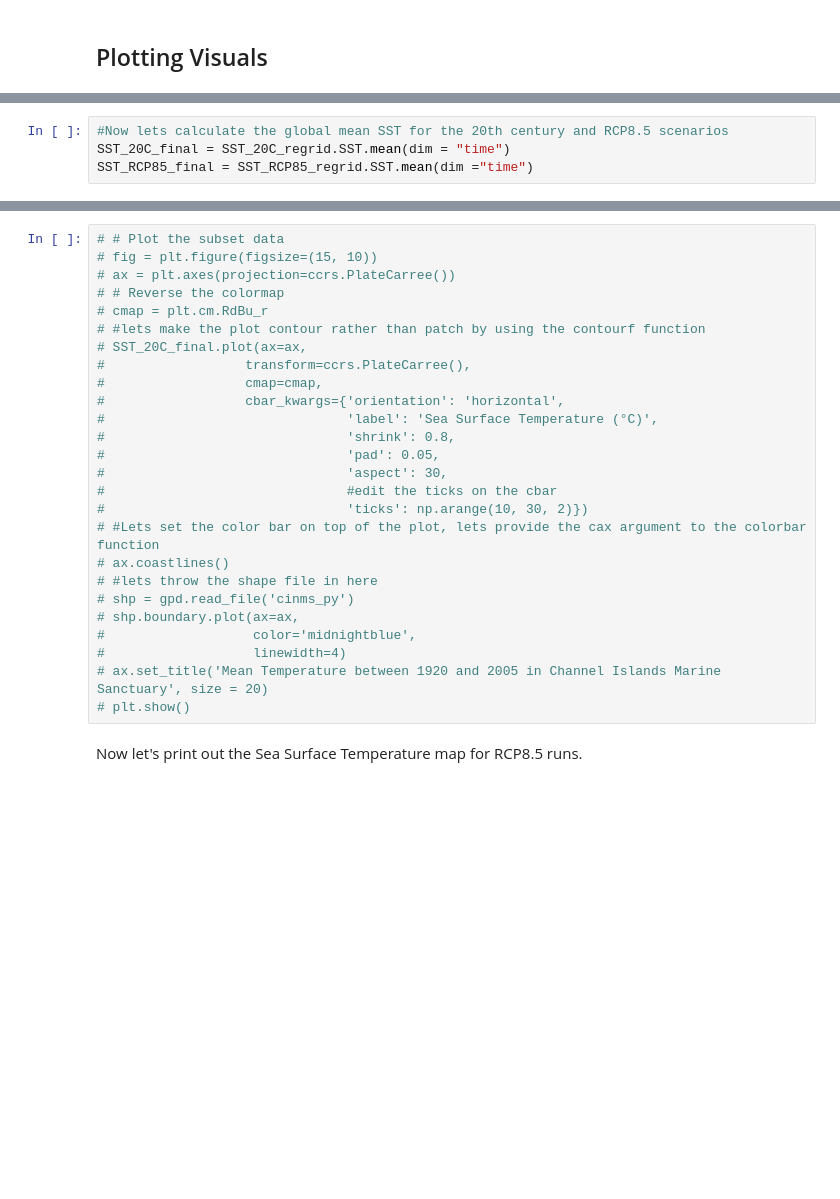
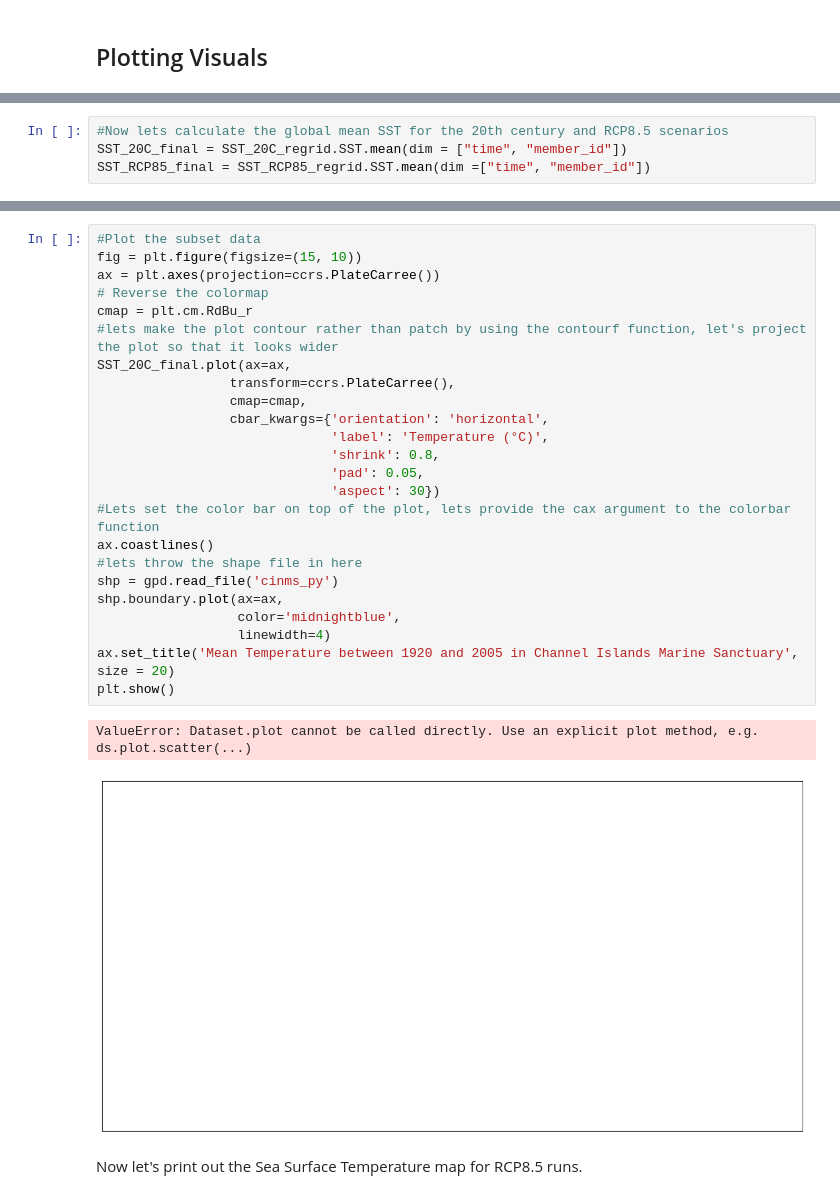
Before and after one commit to Channelislanders/toolkit, a Jupyter notebook: Mapping.ipynb, the cells around one changed output, grey strips where cells are left out. Drawn from its saved outputs; the diff is of its cells as text; blank space fills up the shorter version.

```diff
--- a/Mapping.ipynb
+++ b/Mapping.ipynb
@@ -409,5 +408,5 @@ In this chunk below we are doing a couple things:
 3. Plotting a shape file over the data to show the Channel Islands Marine Sanctuary.
 # %%
 #Now lets calculate the global mean SST for the 20th century and RCP8.5 scenarios
-SST_20C_final = SST_20C_regrid.SST.mean(dim = "time")
-SST_RCP85_final = SST_RCP85_regrid.SST.mean(dim ="time")
+SST_20C_final = SST_20C_regrid.SST.mean(dim = ["time", "member_id"])
+SST_RCP85_final = SST_RCP85_regrid.SST.mean(dim =["time", "member_id"])
@@ -430,29 +428,30 @@ SST_RCP85_final.to_netcdf("SST_RCP85_final.nc")
 # %%
-# # Plot the subset data
-# fig = plt.figure(figsize=(15, 10))
-# ax = plt.axes(projection=ccrs.PlateCarree())
-# # Reverse the colormap
-# cmap = plt.cm.RdBu_r
-# #lets make the plot contour rather than patch by using the contourf function
-# SST_20C_final.plot(ax=ax,
-#                  transform=ccrs.PlateCarree(),
-#                  cmap=cmap,
-#                  cbar_kwargs={'orientation': 'horizontal',
-#                               'label': 'Sea Surface Temperature (°C)',
-#                               'shrink': 0.8,
-#                               'pad': 0.05,
-#                               'aspect': 30,
-#                               #edit the ticks on the cbar
-#                               'ticks': np.arange(10, 30, 2)})
-# #Lets set the color bar on top of the plot, lets provide the cax argument to the colorbar function
-# ax.coastlines()
-# #lets throw the shape file in here
-# shp = gpd.read_file('cinms_py')
-# shp.boundary.plot(ax=ax,
-#                   color='midnightblue',
-#                   linewidth=4)
-# ax.set_title('Mean Temperature between 1920 and 2005 in Channel Islands Marine Sanctuary', size = 20)
-# plt.show()
+#Plot the subset data
+fig = plt.figure(figsize=(15, 10))
+ax = plt.axes(projection=ccrs.PlateCarree())
+# Reverse the colormap
+cmap = plt.cm.RdBu_r
+#lets make the plot contour rather than patch by using the contourf function, let's project the plot so that it looks wider
+SST_20C_final.plot(ax=ax,
+                 transform=ccrs.PlateCarree(),
+                 cmap=cmap,
+                 cbar_kwargs={'orientation': 'horizontal',
+                              'label': 'Temperature (°C)',
+                              'shrink': 0.8,
+                              'pad': 0.05,
+                              'aspect': 30})
+#Lets set the color bar on top of the plot, lets provide the cax argument to the colorbar function
+ax.coastlines()
+#lets throw the shape file in here
+shp = gpd.read_file('cinms_py')
+shp.boundary.plot(ax=ax,
+                  color='midnightblue',
+                  linewidth=4)
+ax.set_title('Mean Temperature between 1920 and 2005 in Channel Islands Marine Sanctuary', size = 20)
+plt.show()
+# %% [output]
+ValueError: Dataset.plot cannot be called directly. Use an explicit plot method, e.g. ds.plot.scatter(...)
+[figure, added]
 # %% [markdown]
 Now let's print out the Sea Surface Temperature map for RCP8.5 runs.
 # %%
```
Also changed, not shown: parts of 11 cells of this notebook, 1 other file.
